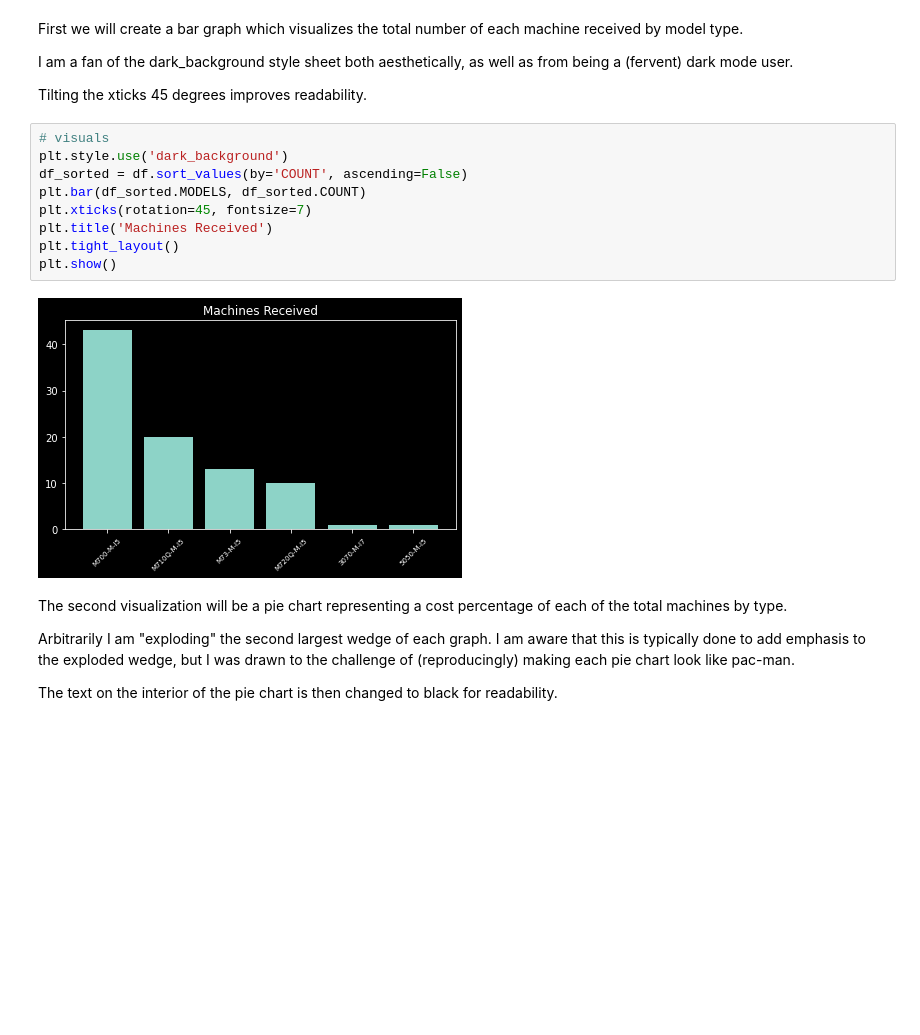
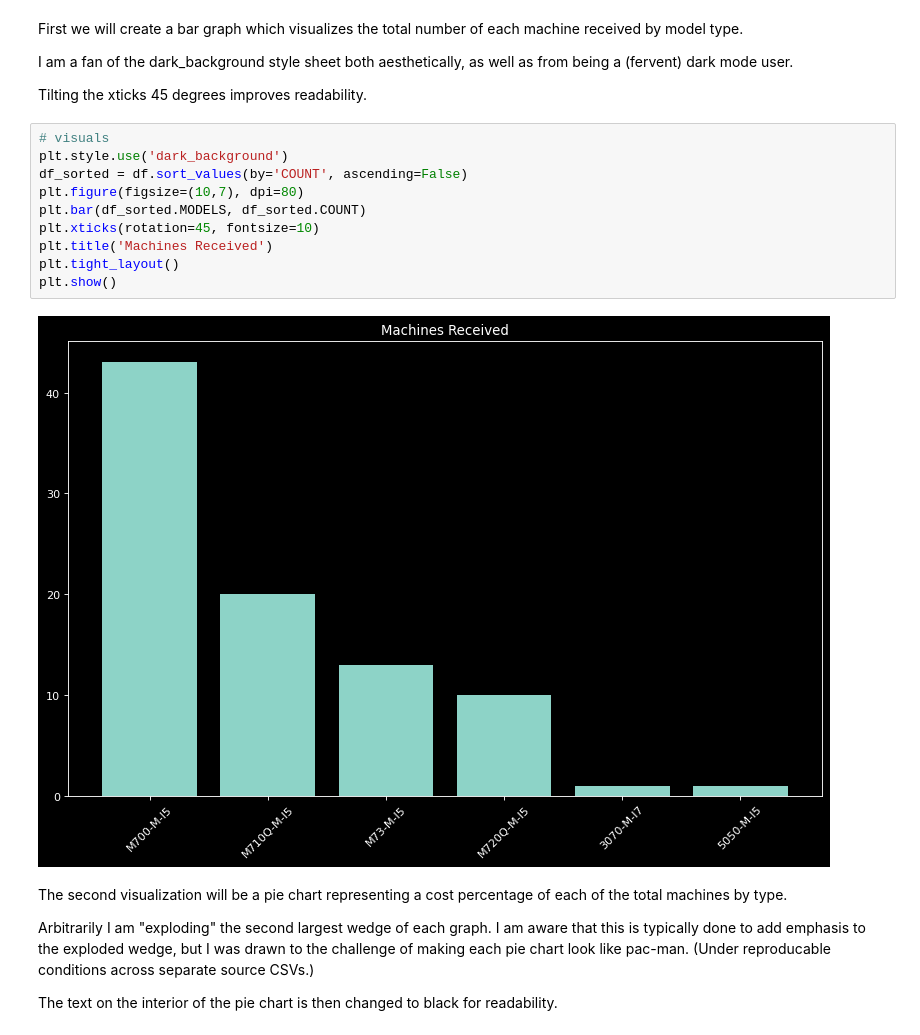
Before and after one commit to keith-flynn/machines-received, a Jupyter notebook: machines-received.ipynb, the cells around one changed output. Cells and saved outputs as stored; diff of their text form; blank space fills up the shorter version.

Commit message:
proofreading, visualizations size adjustment, .gitignore added legacy files

```diff
--- a/machines-received.ipynb
+++ b/machines-received.ipynb
@@ -304,18 +306,19 @@ Tilting the xticks 45 degrees improves readability.
 # %%
 # visuals
 plt.style.use('dark_background')
 df_sorted = df.sort_values(by='COUNT', ascending=False)
+plt.figure(figsize=(10,7), dpi=80)
 plt.bar(df_sorted.MODELS, df_sorted.COUNT)
-plt.xticks(rotation=45, fontsize=7)
+plt.xticks(rotation=45, fontsize=10)
 plt.title('Machines Received')
 plt.tight_layout()
 plt.show()
 # %% [output]
-[figure, old version]
+[figure, new version]
 # %% [markdown]
 The second visualization will be a pie chart representing a cost percentage of each of the total machines by type.
 
-Arbitrarily I am "exploding" the second largest wedge of each graph. I am aware that this is typically done to add emphasis to the exploded wedge, but I was drawn to the challenge of (reproducingly) making each pie chart look like pac-man.
+Arbitrarily I am "exploding" the second largest wedge of each graph. I am aware that this is typically done to add emphasis to the exploded wedge, but I was drawn to the challenge of making each pie chart look like pac-man. (Under reproducable conditions across separate source CSVs.)
 
 The text on the interior of the pie chart is then changed to black for readability.
 # %%
```
Also changed, not shown: parts of 13 cells of this notebook, 2 other files.
